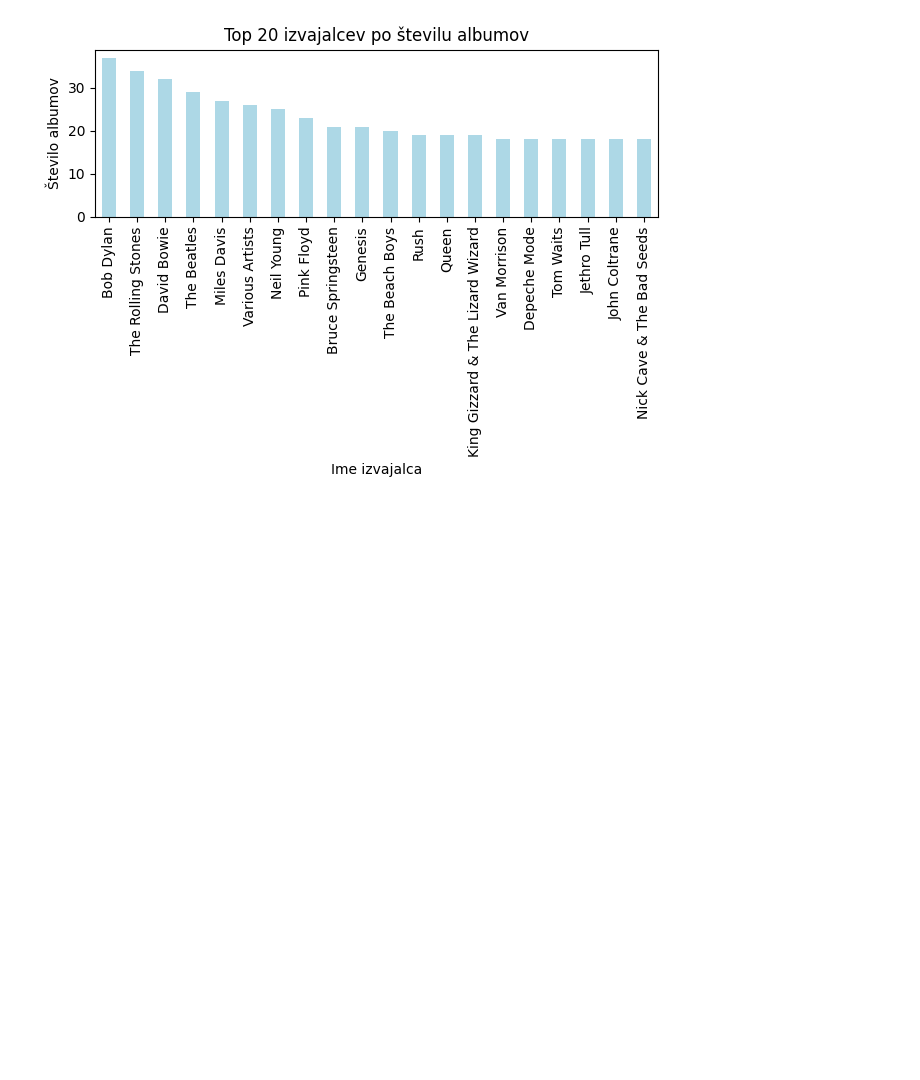
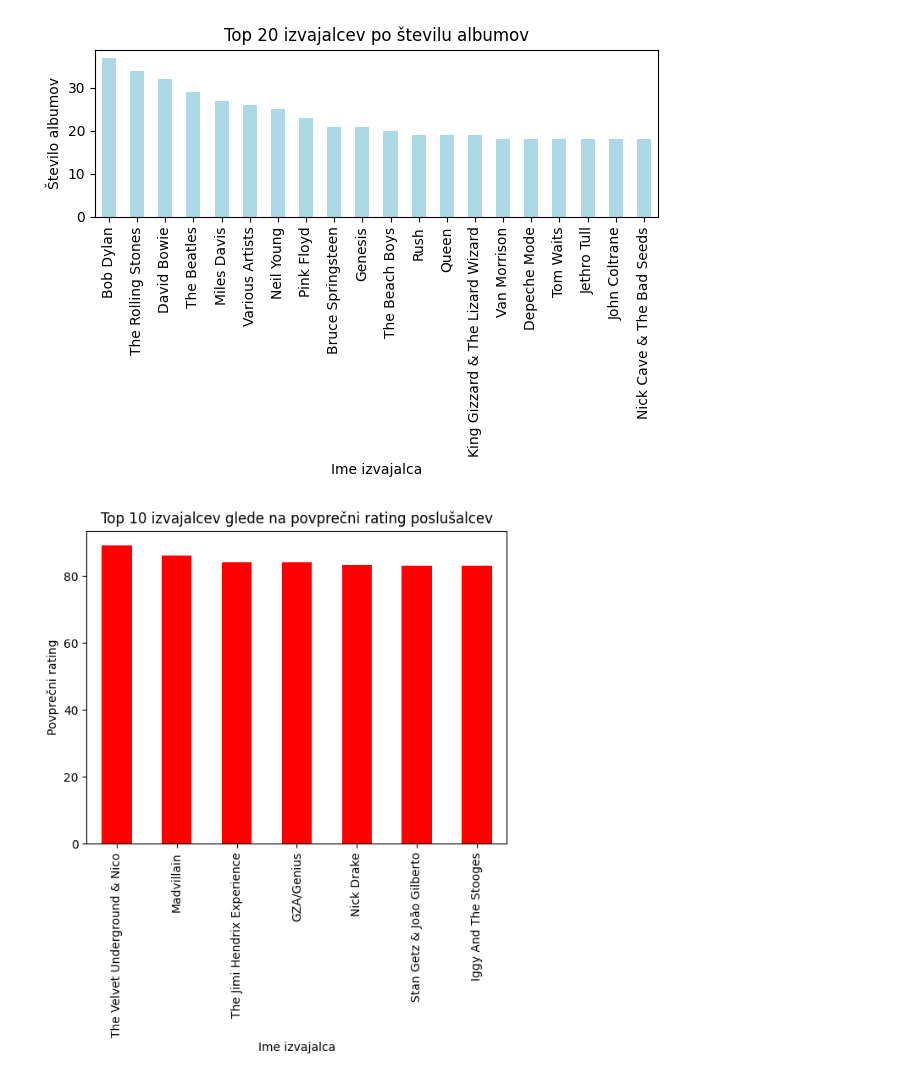
Before and after one commit to filiperznoznik/Seminarska_UVP, a Jupyter notebook: analiza_podatkov.ipynb, the cells around one changed output. Cells and saved outputs as stored; diff of their text form; code cells hidden in the pictures; blank space fills up the shorter version.

```diff
--- a/analiza_podatkov.ipynb
+++ b/analiza_podatkov.ipynb
@@ -219,3 +219,14 @@ plt.tight_layout()
 plt.show()
 # %% [output]
 [figure]
+# %%
+povprecen_rating = df.groupby('izvajalec')['rating'].mean().sort_values(ascending=False)
+povprecen_rating.head(7).plot(kind='bar',color='red')
+
+plt.title('Top 10 izvajalcev glede na povprečni rating poslušalcev')
+plt.xlabel('Ime izvajalca')
+plt.ylabel('Povprečni rating')
+plt.xticks(rotation=90)
+plt.show()
+# %% [output]
+[figure, added]
```
